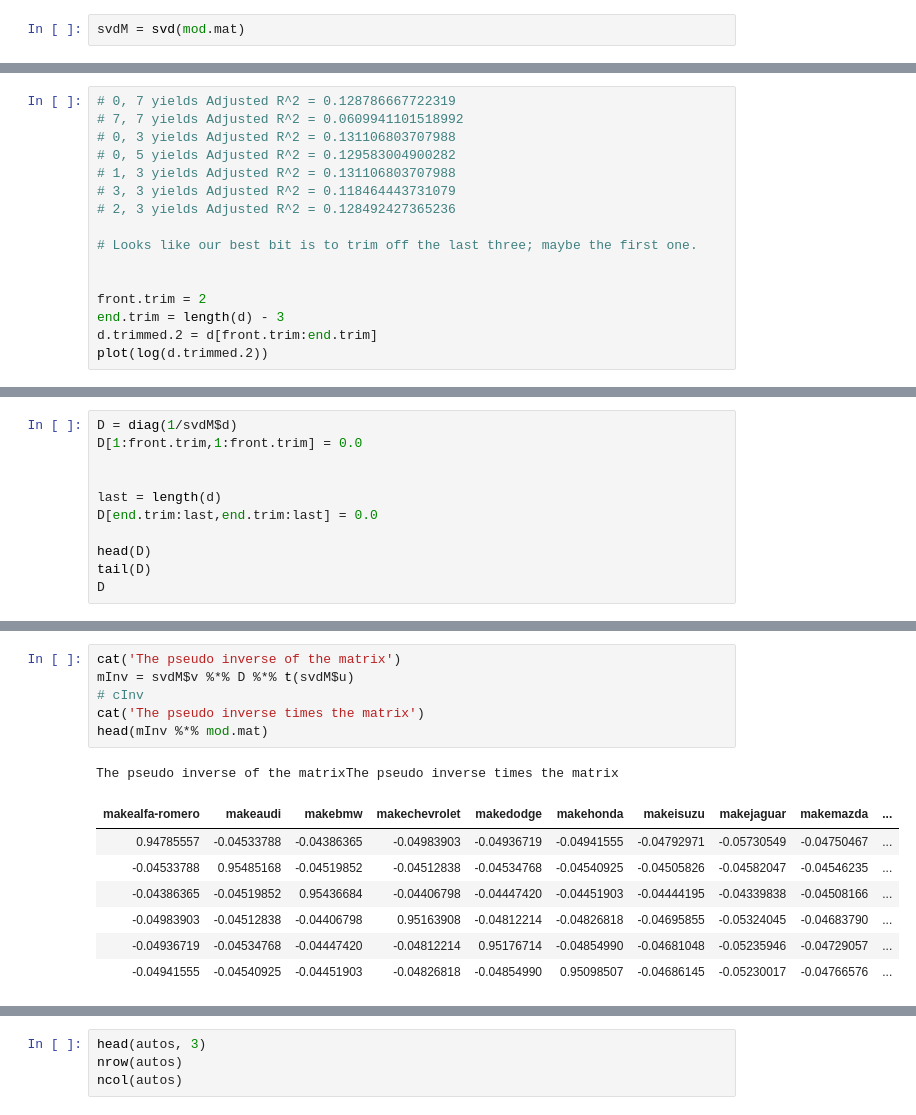
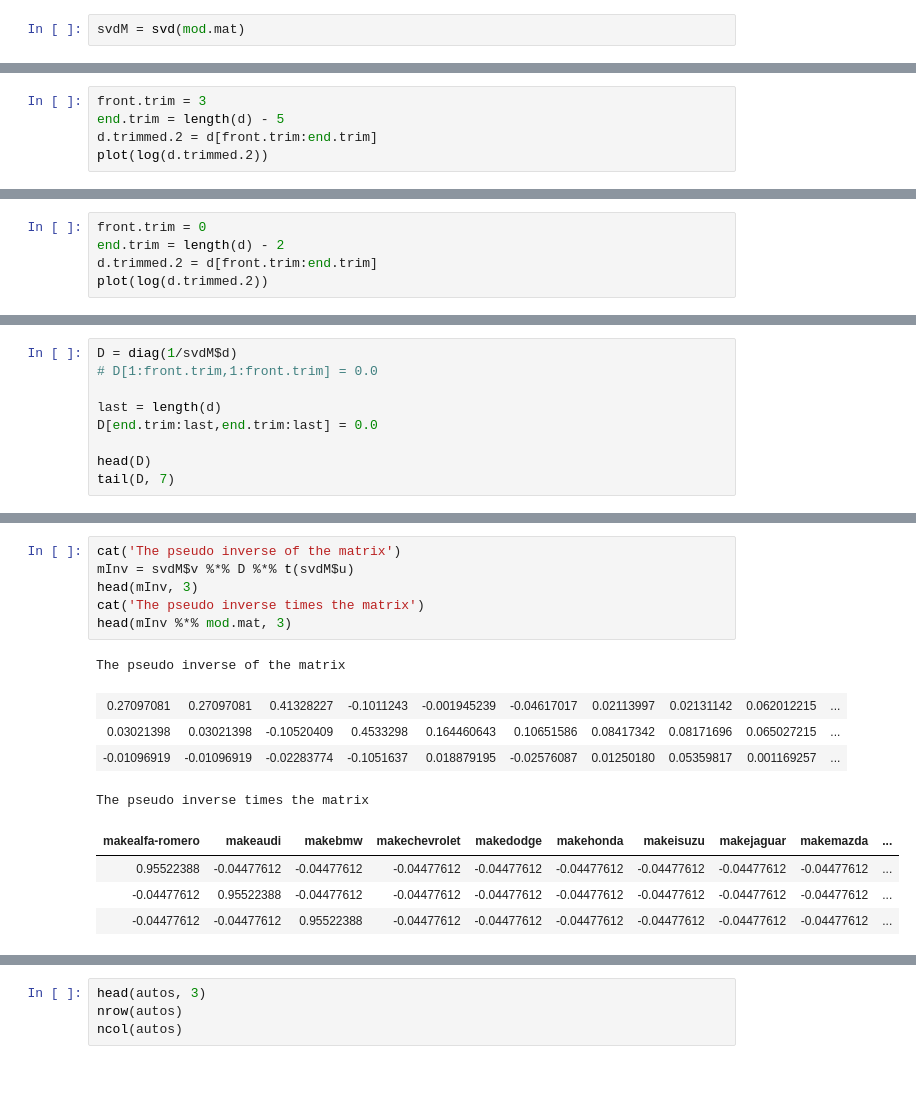
Before and after one commit to JingruWu10/UW_DataScience, a Jupyter notebook: Q2/HW07/HW07_Salemann_DRAFT.ipynb, the cells around one changed output, grey strips where cells are left out. Drawn from its saved outputs; the diff is of its cells as text; blank space fills up the shorter version.

```diff
--- a/Q2/HW07/HW07_Salemann_DRAFT.ipynb
+++ b/Q2/HW07/HW07_Salemann_DRAFT.ipynb
@@ -296,16 +270,0 @@ plot(log(d.trimmed))
-# %%
-# 0, 7 yields Adjusted R^2 = 0.128786667722319
-# 7, 7 yields Adjusted R^2 = 0.0609941101518992
-# 0, 3 yields Adjusted R^2 = 0.131106803707988
-# 0, 5 yields Adjusted R^2 = 0.129583004900282
-# 1, 3 yields Adjusted R^2 = 0.131106803707988
-# 3, 3 yields Adjusted R^2 = 0.118464443731079
-# 2, 3 yields Adjusted R^2 = 0.128492427365236
-
-# Looks like our best bit is to trim off the last three; maybe the first one.
-
-
-front.trim = 2
-end.trim = length(d) - 3
-d.trimmed.2 = d[front.trim:end.trim]
-plot(log(d.trimmed.2))
@@ -315,0 +273,5 @@ D = diag(1/svdM$d)
+# %%
+front.trim = 3
+end.trim = length(d) - 5
+d.trimmed.2 = d[front.trim:end.trim]
+plot(log(d.trimmed.2))
@@ -315,0 +315,5 @@ D = diag(1/svdM$d)
+# %%
+front.trim = 0
+end.trim = length(d) - 2
+d.trimmed.2 = d[front.trim:end.trim]
+plot(log(d.trimmed.2))
@@ -316,12 +324,10 @@ D = diag(1/svdM$d)
 # %%
 D = diag(1/svdM$d)
-D[1:front.trim,1:front.trim] = 0.0
-
+# D[1:front.trim,1:front.trim] = 0.0
 
 last = length(d)
 D[end.trim:last,end.trim:last] = 0.0
 
 head(D)
-tail(D)
-D
+tail(D, 7)
 # %% [output]
@@ -367,18 +347,19 @@ tail(D)
 # %%
 cat('The pseudo inverse of the matrix')
 mInv = svdM$v %*% D %*% t(svdM$u)
-# cInv
+head(mInv, 3)
 cat('The pseudo inverse times the matrix')
-head(mInv %*% mod.mat)
+head(mInv %*% mod.mat, 3)
 # %% [output]
-The pseudo inverse of the matrixThe pseudo inverse times the matrix
+The pseudo inverse of the matrix
-| makealfa-romero | makeaudi | makebmw | makechevrolet | makedodge | makehonda | makeisuzu | makejaguar | makemazda | ... |
-| 0.94785557 | -0.04533788 | -0.04386365 | -0.04983903 | -0.04936719 | -0.04941555 | -0.04792971 | -0.05730549 | -0.04750467 | ... |
-| -0.04533788 | 0.95485168 | -0.04519852 | -0.04512838 | -0.04534768 | -0.04540925 | -0.04505826 | -0.04582047 | -0.04546235 | ... |
-| -0.04386365 | -0.04519852 | 0.95436684 | -0.04406798 | -0.04447420 | -0.04451903 | -0.04444195 | -0.04339838 | -0.04508166 | ... |
-| -0.04983903 | -0.04512838 | -0.04406798 | 0.95163908 | -0.04812214 | -0.04826818 | -0.04695855 | -0.05324045 | -0.04683790 | ... |
-| -0.04936719 | -0.04534768 | -0.04447420 | -0.04812214 | 0.95176714 | -0.04854990 | -0.04681048 | -0.05235946 | -0.04729057 | ... |
-| -0.04941555 | -0.04540925 | -0.04451903 | -0.04826818 | -0.04854990 | 0.95098507 | -0.04686145 | -0.05230017 | -0.04766576 | ... |
+| 0.27097081 | 0.27097081 | 0.41328227 | -0.1011243 | -0.001945239 | -0.04617017 | 0.02113997 | 0.02131142 | 0.062012215 | ... |
+| 0.03021398 | 0.03021398 | -0.10520409 | 0.4533298 | 0.164460643 | 0.10651586 | 0.08417342 | 0.08171696 | 0.065027215 | ... |
+| -0.01096919 | -0.01096919 | -0.02283774 | -0.1051637 | 0.018879195 | -0.02576087 | 0.01250180 | 0.05359817 | 0.001169257 | ... |
+The pseudo inverse times the matrix
+| makealfa-romero | makeaudi | makebmw | makechevrolet | makedodge | makehonda | makeisuzu | makejaguar | makemazda | ... |
+| 0.95522388 | -0.04477612 | -0.04477612 | -0.04477612 | -0.04477612 | -0.04477612 | -0.04477612 | -0.04477612 | -0.04477612 | ... |
+| -0.04477612 | 0.95522388 | -0.04477612 | -0.04477612 | -0.04477612 | -0.04477612 | -0.04477612 | -0.04477612 | -0.04477612 | ... |
+| -0.04477612 | -0.04477612 | 0.95522388 | -0.04477612 | -0.04477612 | -0.04477612 | -0.04477612 | -0.04477612 | -0.04477612 | ... |
 # %%
 head(mInv, 3)
 nrow(mInv)
```
Also changed, not shown: parts of 27 cells of this notebook.
